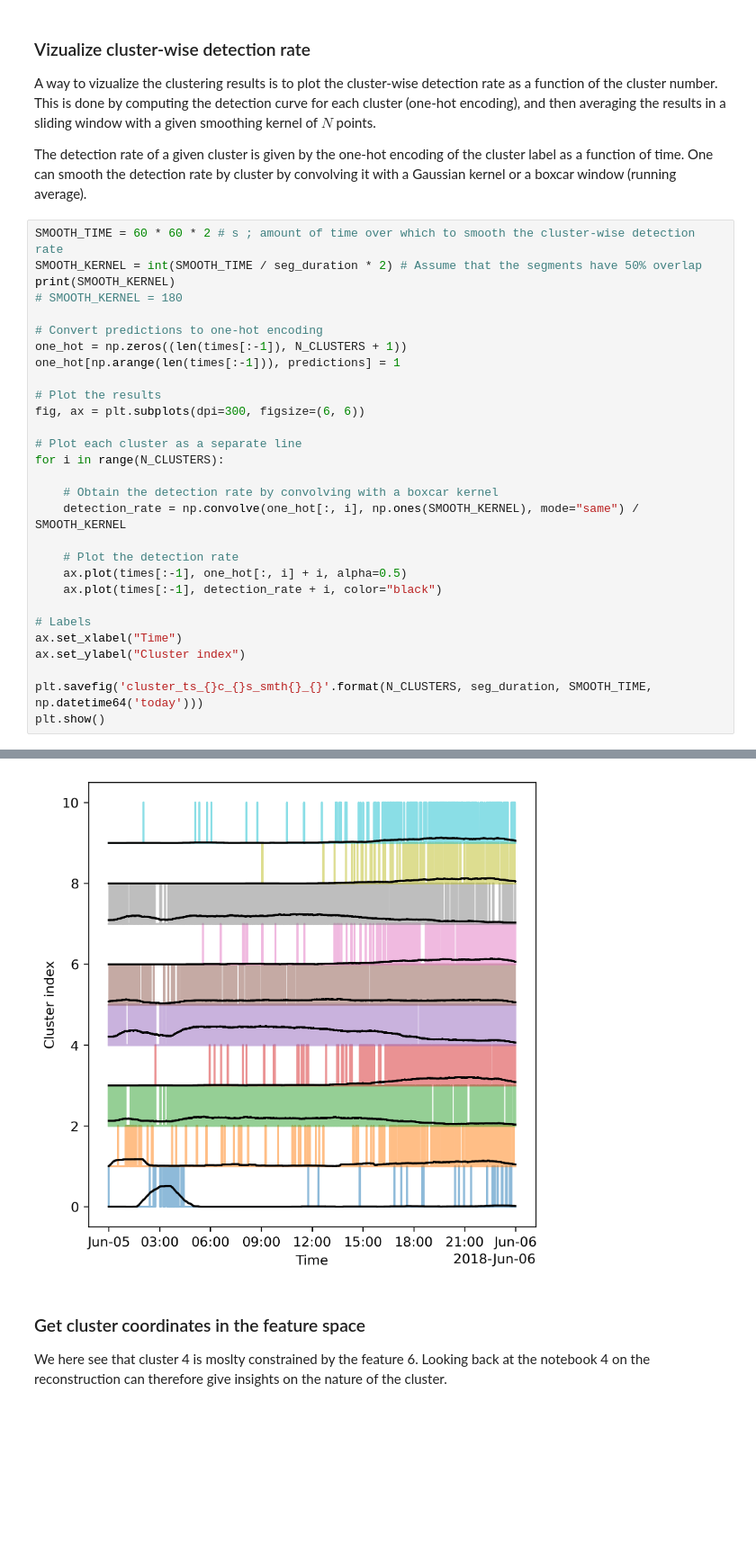
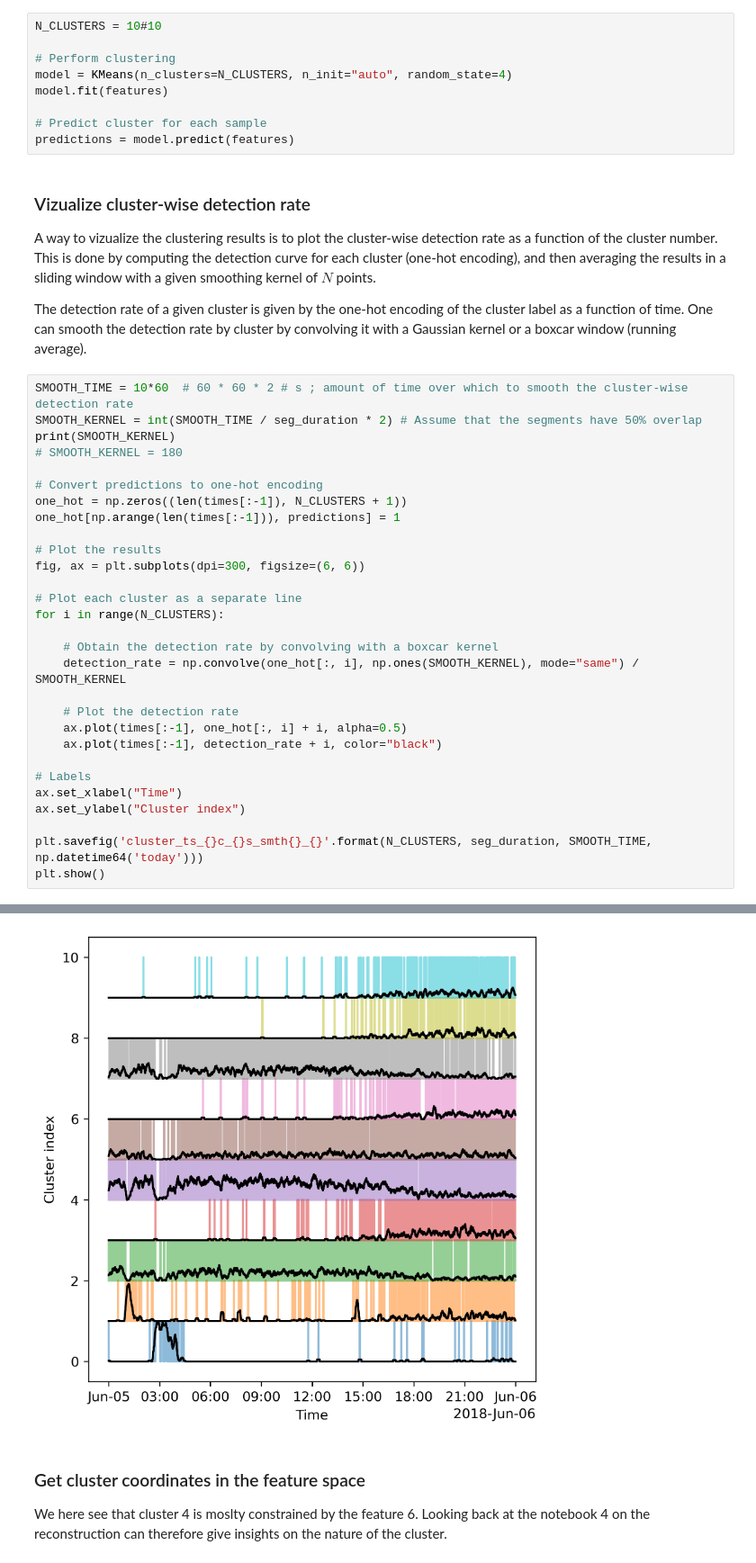
Before and after one commit to tbartholomaus/scatseisnet, a Jupyter notebook: GL_example/5_clustering.ipynb, the cells around one changed output, grey strips where cells are left out. Shown at 90% size. Saved outputs shown, nothing was run; the diff lists cells and outputs as text; blank space fills up the shorter version.

```diff
--- a/GL_example/5_clustering.ipynb
+++ b/GL_example/5_clustering.ipynb
@@ -64,6 +64,15 @@ model.fit(features)
 
 # Predict cluster for each sample
 predictions = model.predict(features)
+# %%
+N_CLUSTERS = 10#10
+
+# Perform clustering
+model = KMeans(n_clusters=N_CLUSTERS, n_init="auto", random_state=4)
+model.fit(features)
+
+# Predict cluster for each sample
+predictions = model.predict(features)
 # %% [markdown]
 ### Vizualize cluster-wise detection rate
 
@@ -73,7 +82,7 @@ The detection rate of a given cluster is given by the one-hot encoding of the
 cluster label as a function of time. One can smooth the detection rate by
 cluster by convolving it with a Gaussian kernel or a boxcar window (running average).
 # %%
-SMOOTH_TIME = 60 * 60 * 2 # s ; amount of time over which to smooth the cluster-wise detection rate
+SMOOTH_TIME = 10*60  # 60 * 60 * 2 # s ; amount of time over which to smooth the cluster-wise detection rate
 SMOOTH_KERNEL = int(SMOOTH_TIME / seg_duration * 2) # Assume that the segments have 50% overlap
 print(SMOOTH_KERNEL)
 # SMOOTH_KERNEL = 180
@@ -106,4 +115,4 @@ plt.show()
-[figure, old version]
+[figure, new version]
 # %% [markdown]
 ### Get cluster coordinates in the feature space
 
```
Also changed, not shown: parts of 1 cell of this notebook, 7 other files.
